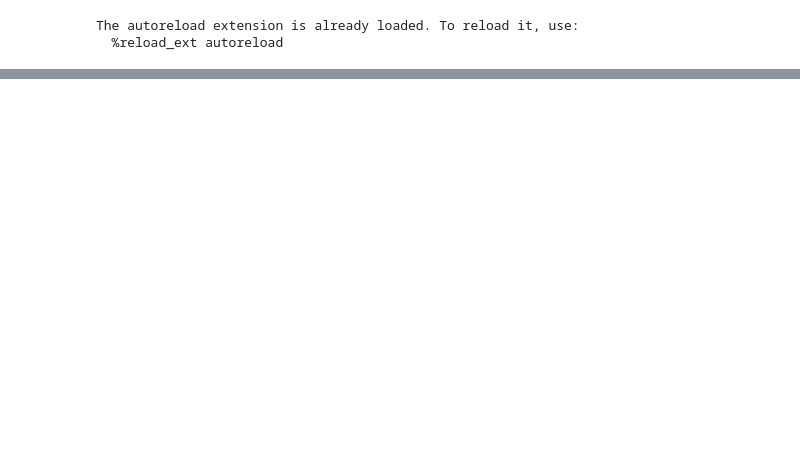
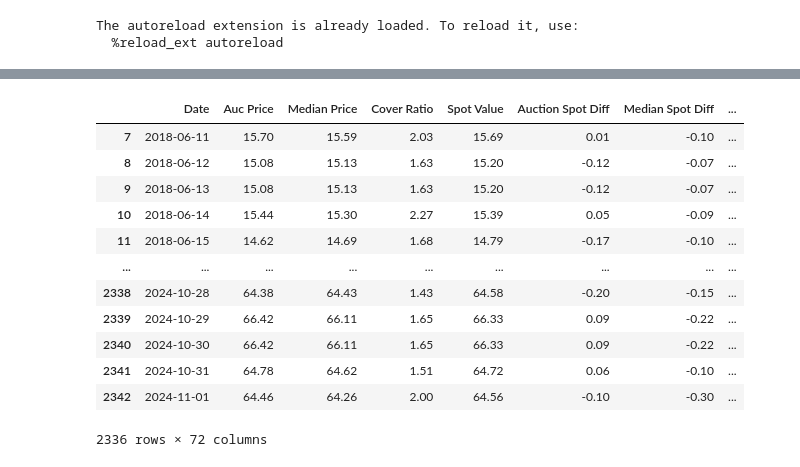
Before and after one commit to wyne1/carbon-market-forecasting, a Jupyter notebook: notebooks/options-data-processing.ipynb, the cells around one changed output, grey strips where cells are left out. Drawn from its saved outputs; the diff is of its cells as text; code cells hidden in the pictures; blank space fills up the shorter version.

```diff
--- a/notebooks/options-data-processing.ipynb
+++ b/notebooks/options-data-processing.ipynb
@@ -86,0 +139,16 @@ option_ts
+# %%
+def load_and_preprocess_data():
+    cot_df, auction_df, options_df, ta_df, fundamentals_df = MarketData.latest(Path('../data'))
+    cot_df = cot_df.set_index('Date').resample('W', origin='end').mean().reset_index()
+    auction_df = auction_df.set_index('Date').resample('D').mean().reset_index()
+
+    auction_df = auction_df[7:]
+    # auction_df.loc[:, 'Premium/discount-settle'] = auction_df['Premium/discount-settle'].ffill()
+    auc_cols = ['Auc Price', 'Median Price', 'Cover Ratio', 'Spot Value',
+                'Auction Spot Diff', 'Median Spot Diff', 'Premium/discount-settle']
+    auction_df.loc[:, auc_cols] = auction_df[auc_cols].ffill()
+
+    merged_df = DataPreprocessor.engineer_auction_features(auction_df)
+    return merged_df, options_df
+# %%
+merged_df, options_df = load_and_preprocess_data()
@@ -86,0 +172,16 @@ option_ts
+# %%
+merged_df
+# %% [output]
+|  | Date | Auc Price | Median Price | Cover Ratio | Spot Value | Auction Spot Diff | Median Spot Diff | ... |
+| 7 | 2018-06-11 | 15.70 | 15.59 | 2.03 | 15.69 | 0.01 | -0.10 | ... |
+| 8 | 2018-06-12 | 15.08 | 15.13 | 1.63 | 15.20 | -0.12 | -0.07 | ... |
+| 9 | 2018-06-13 | 15.08 | 15.13 | 1.63 | 15.20 | -0.12 | -0.07 | ... |
+| 10 | 2018-06-14 | 15.44 | 15.30 | 2.27 | 15.39 | 0.05 | -0.09 | ... |
+| 11 | 2018-06-15 | 14.62 | 14.69 | 1.68 | 14.79 | -0.17 | -0.10 | ... |
+| ... | ... | ... | ... | ... | ... | ... | ... | ... |
+| 2338 | 2024-10-28 | 64.38 | 64.43 | 1.43 | 64.58 | -0.20 | -0.15 | ... |
+| 2339 | 2024-10-29 | 66.42 | 66.11 | 1.65 | 66.33 | 0.09 | -0.22 | ... |
+| 2340 | 2024-10-30 | 66.42 | 66.11 | 1.65 | 66.33 | 0.09 | -0.22 | ... |
+| 2341 | 2024-10-31 | 64.78 | 64.62 | 1.51 | 64.72 | 0.06 | -0.10 | ... |
+| 2342 | 2024-11-01 | 64.46 | 64.26 | 2.00 | 64.56 | -0.10 | -0.30 | ... |
+2336 rows × 72 columns
```
Also changed, not shown: parts of 15 cells of this notebook.
